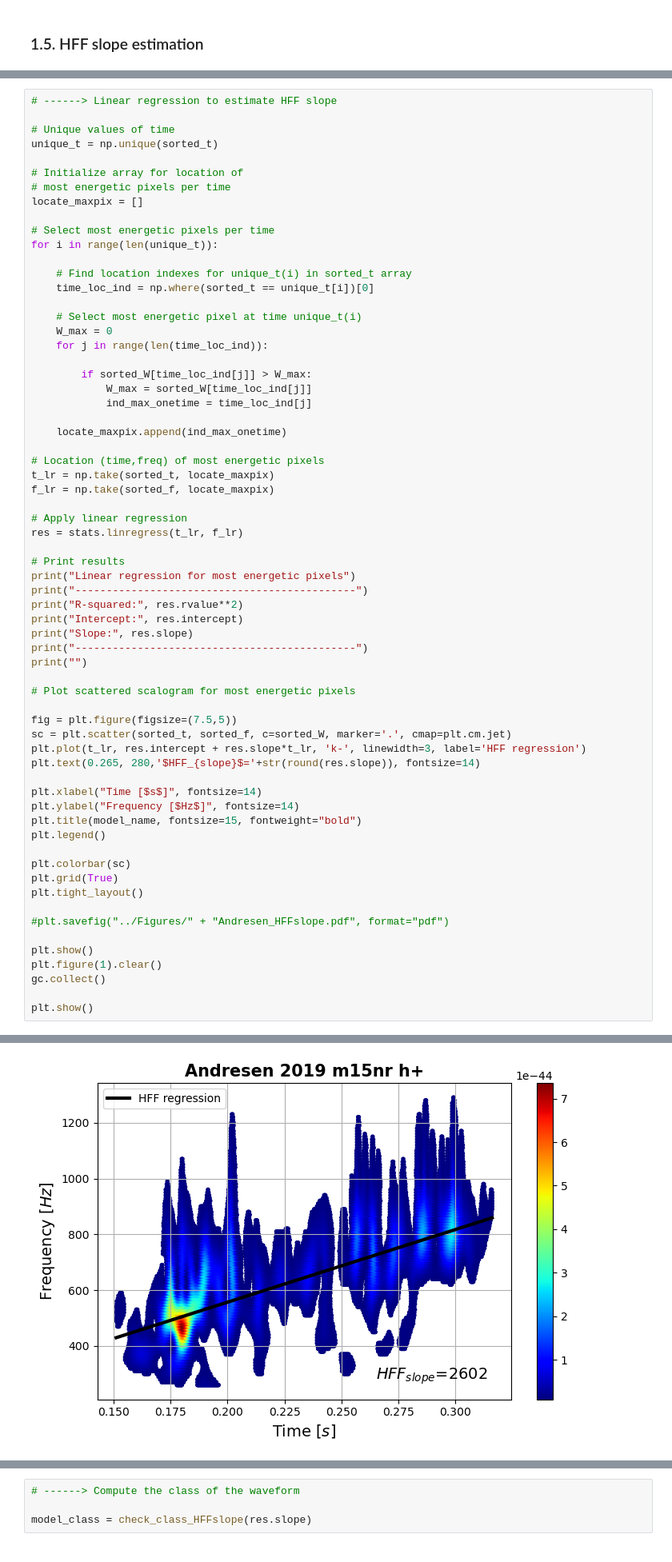
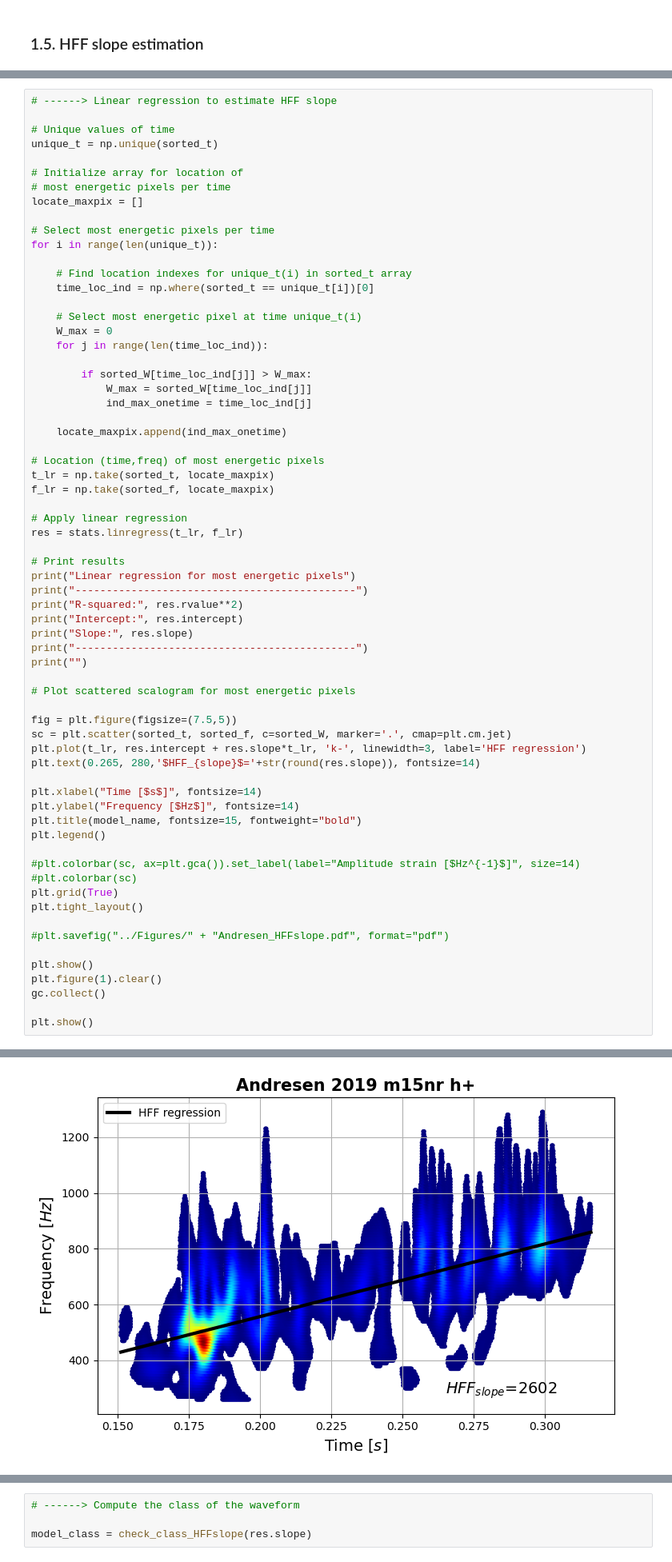
Before and after one commit to ManuelDMorales/datagen-sngw-genrel, a Jupyter notebook: Codes/WaveformGenRel_Explorer.ipynb, the cells around one changed output, grey strips where cells are left out. Shown at 80% size. Saved outputs shown, nothing was run; the diff lists cells and outputs as text.

```diff
--- a/Codes/WaveformGenRel_Explorer.ipynb
+++ b/Codes/WaveformGenRel_Explorer.ipynb
@@ -329,35 +354,36 @@ print("")
 
 # Plot scattered scalogram for most energetic pixels
 
 fig = plt.figure(figsize=(7.5,5))
 sc = plt.scatter(sorted_t, sorted_f, c=sorted_W, marker='.', cmap=plt.cm.jet)
 plt.plot(t_lr, res.intercept + res.slope*t_lr, 'k-', linewidth=3, label='HFF regression')
 plt.text(0.265, 280,'$HFF_{slope}$='+str(round(res.slope)), fontsize=14)
 
 plt.xlabel("Time [$s$]", fontsize=14)
 plt.ylabel("Frequency [$Hz$]", fontsize=14)
 plt.title(model_name, fontsize=15, fontweight="bold")
 plt.legend()
 
-plt.colorbar(sc)
+#plt.colorbar(sc, ax=plt.gca()).set_label(label="Amplitude strain [$Hz^{-1}$]", size=14)
+#plt.colorbar(sc)
 plt.grid(True)
 plt.tight_layout()
 
 #plt.savefig("../Figures/" + "Andresen_HFFslope.pdf", format="pdf")
 
 plt.show()
 plt.figure(1).clear()
 gc.collect()
 
 plt.show()
 # %% [output]
 Linear regression for most energetic pixels
 ---------------------------------------------
 R-squared: 0.7890585362978463
 Intercept: 36.49849445200198
 Slope: 2601.994603038078
 ---------------------------------------------
-[figure, old version]
+[figure, new version]
 <Figure size 640x480 with 0 Axes>
 # %%
 # ------> Compute the class of the waveform
```
Also changed, not shown: parts of 17 cells of this notebook.
